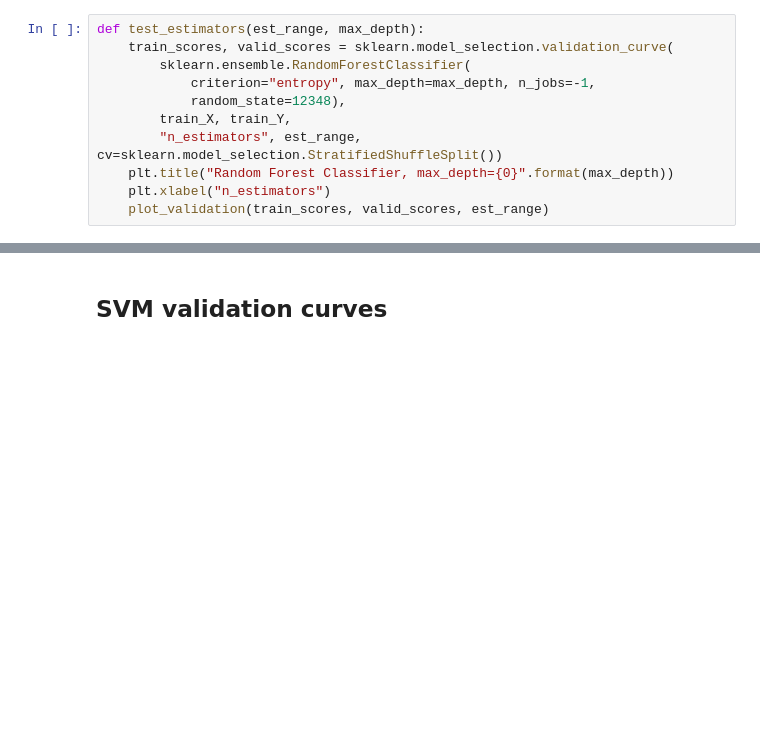
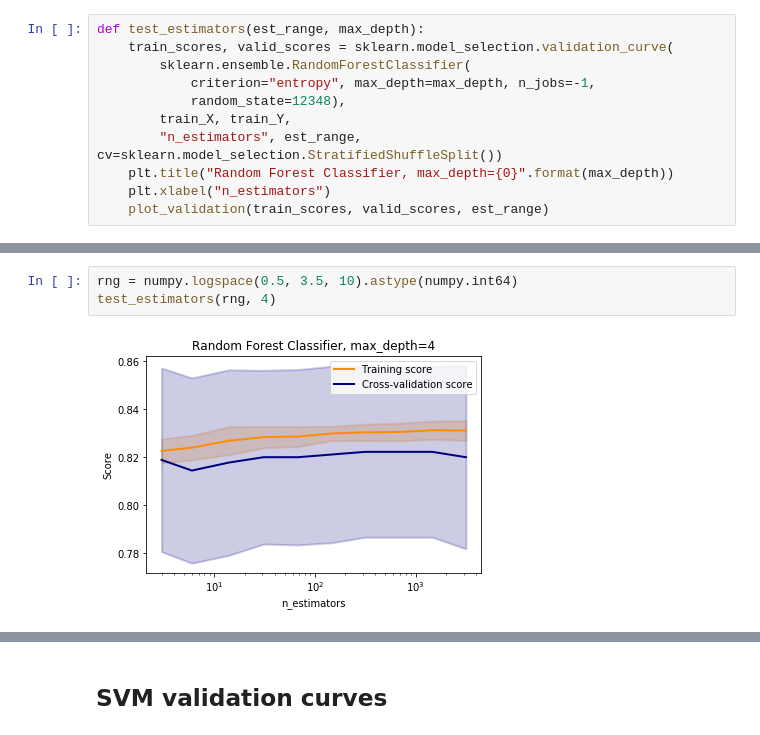
Before and after one commit to Hodapp87/kaggle-titanic, a Jupyter notebook: Scratch for Titanic competition on Kaggle.ipynb, the cells around one changed output, grey strips where cells are left out. Drawn from its saved outputs; the diff is of its cells as text; blank space fills up the shorter version.

```diff
--- a/Scratch for Titanic competition on Kaggle.ipynb
+++ b/Scratch for Titanic competition on Kaggle.ipynb
@@ -336,3 +354,8 @@ def test_estimators(est_range, max_depth):
+# %%
+rng = numpy.logspace(0.5, 3.5, 10).astype(numpy.int64)
+test_estimators(rng, 4)
+# %% [output]
+[figure, added]
 # %%
 rng = numpy.logspace(0.5, 3.5, 10).astype(numpy.int64)
 test_estimators(rng, 5)
```
Also changed, not shown: parts of 17 cells of this notebook.
